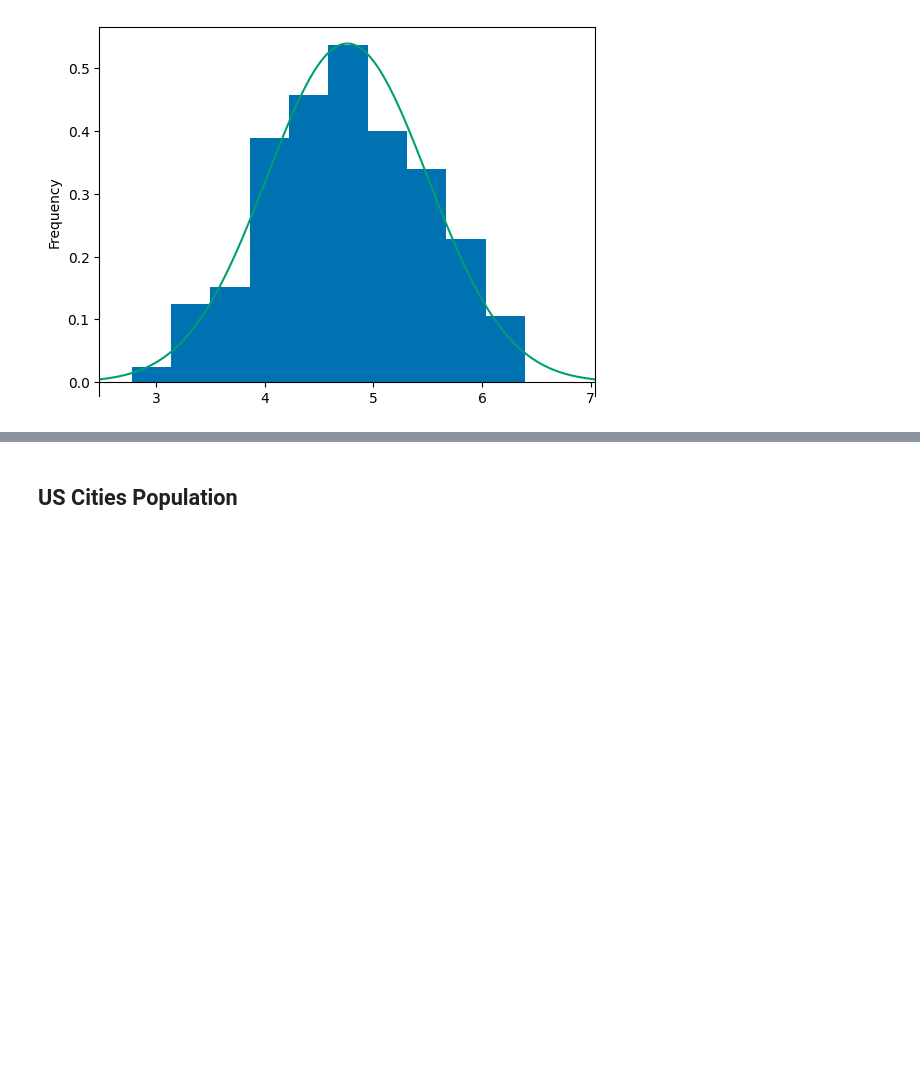
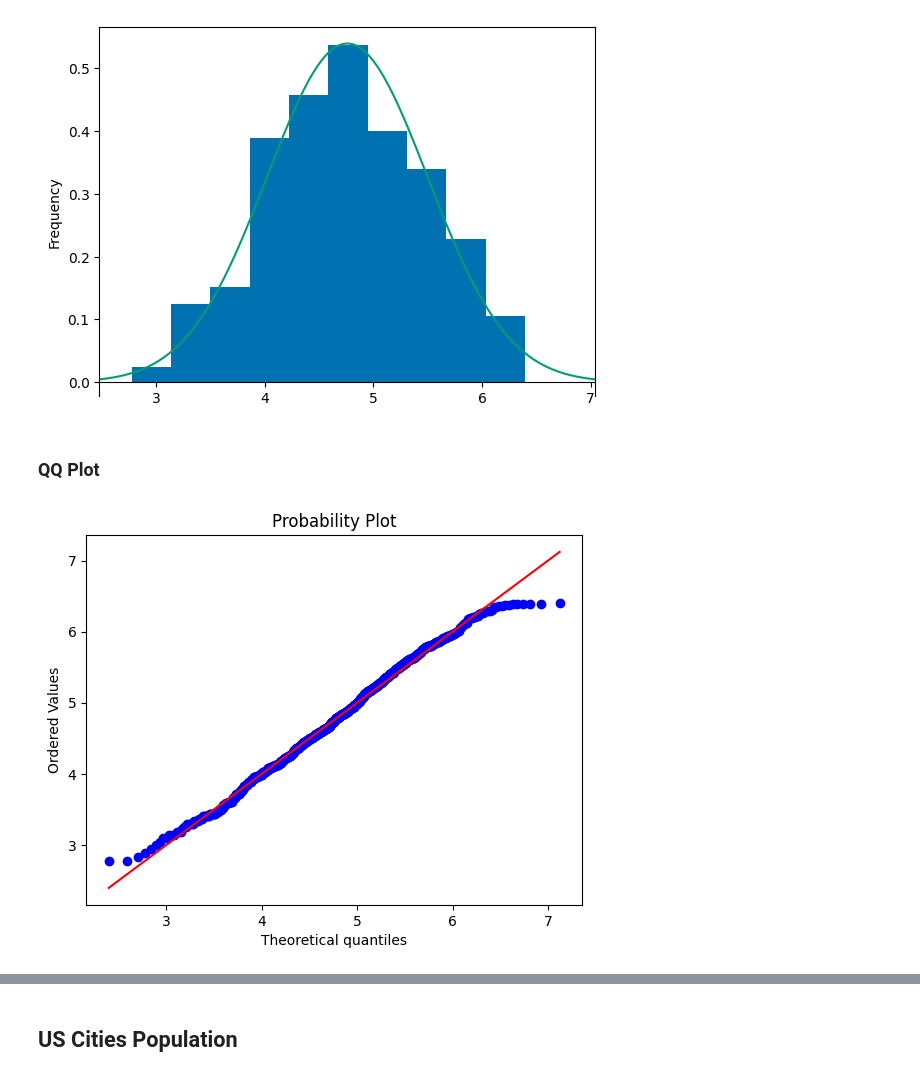
Before and after one commit to mshsu/probasets, a Jupyter notebook: notebooks/lognormal_demo.ipynb, the cells around one changed output, grey strips where cells are left out. Drawn from its saved outputs; the diff is of its cells as text; code cells hidden in the pictures; blank space fills up the shorter version.

```diff
--- a/notebooks/lognormal_demo.ipynb
+++ b/notebooks/lognormal_demo.ipynb
@@ -76,3 +78,12 @@ stacko_transf.plot.hist(density=True)
 Normal(stacko_mean, stacko_sd).plot()
 # %% [output]
 [figure]
+# %% [markdown]
+### QQ Plot
+# %%
+qq = probplot(stacko_transf, dist="norm",
+              sparams=(stacko_mean, stacko_sd),
+              plot=plt)
+plt.show()
+# %% [output]
+[figure, added]
```
Also changed, not shown: parts of 20 cells of this notebook.
